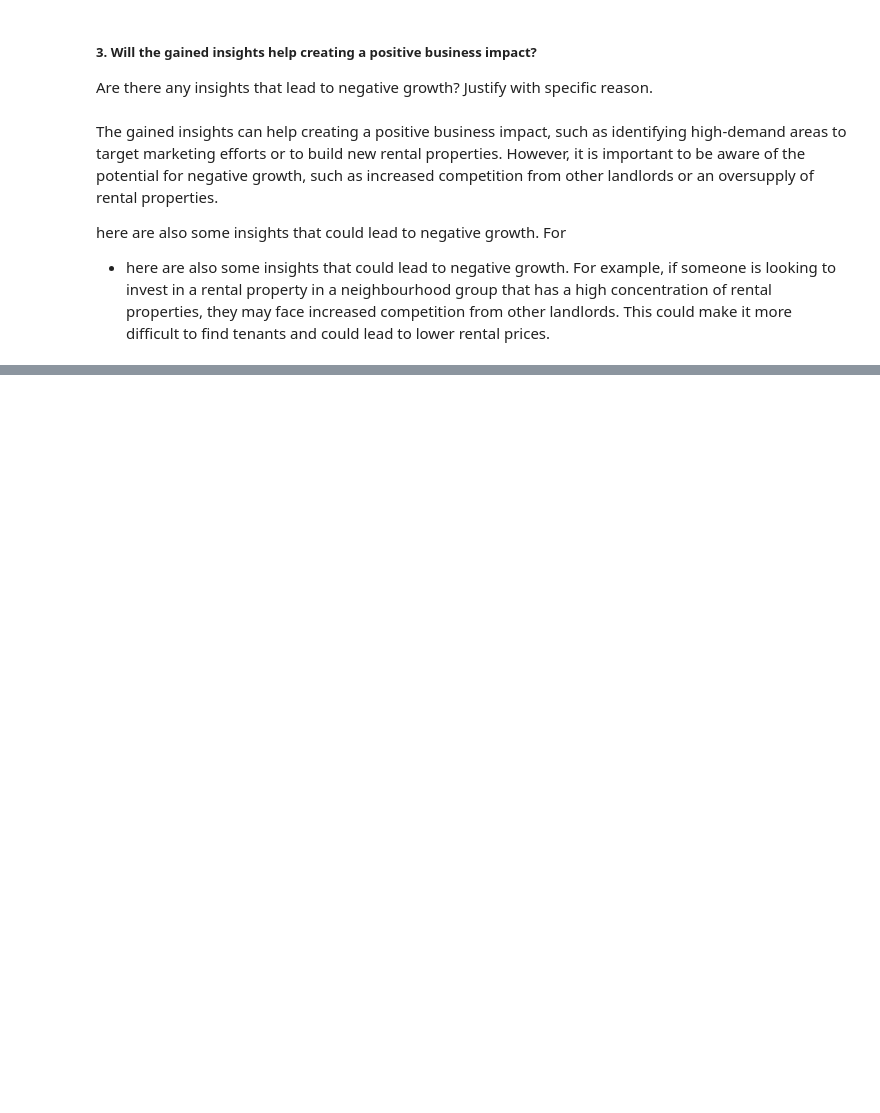
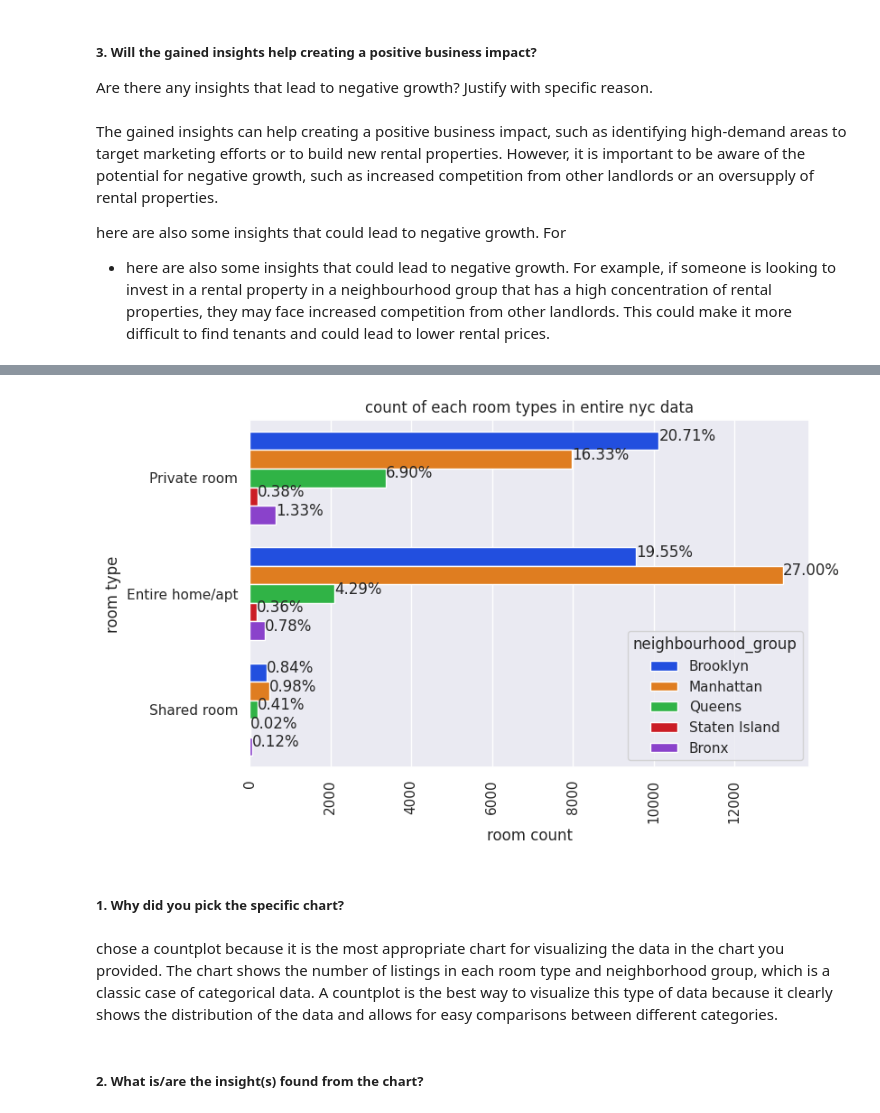
Before and after one commit to tusharrkharkar/project1, a Jupyter notebook: Copy_of_tusharkharkarp1.ipynb, the cells around one changed output, grey strips where cells are left out. Saved outputs shown, nothing was run; the diff lists cells and outputs as text; code cells hidden in the pictures; blank space fills up the shorter version.

```diff
--- a/Copy_of_tusharkharkarp1.ipynb
+++ b/Copy_of_tusharkharkarp1.ipynb
@@ -1069,0 +1295,33 @@ example, if someone is looking to invest in a rental property in a neighbourhood
+# %%
+# Chart - 8 visualization code
+# Set the figure size
+plt.rcParams['figure.figsize'] =(8,5)
+# Create a countplot with room type on the y-axis and hue as neighborhood group
+ax= sns.countplot(y="room_type" ,hue='neighbourhood_group',data=data,palette='bright')
+# Calculate the total number of room entries in the dataset
+total =len(data['room_type'])
+# Add percentage labels to each bar
+for p in ax.patches:
+        percentage = '{:.2f}%'.format(100 * p.get_width()/total)
+        x=p.get_x() + p.get_width() +0.02
+        y=p.get_y() +p.get_height()/2
+        ax.annotate(percentage,(x,y))
+# Set the title of the plo
+plt.title("count of each room types in entire nyc data")
+# Set the x-axis label
+plt.xlabel('room count')
+# Rotate the x-axis labels for better readability
+plt.xticks(rotation =90)
+plt.ylabel('room type')
+# Set the y-axis label
+
+# Show the plot
+plt.show()
+# %% [output]
+[figure, added]
+# %% [markdown]
+##### 1. Why did you pick the specific chart?
+# %% [markdown]
+ chose a countplot because it is the most appropriate chart for visualizing the data in the chart you provided. The chart shows the number of listings in each room type and neighborhood group, which is a classic case of categorical data. A countplot is the best way to visualize this type of data because it clearly shows the distribution of the data and allows for easy comparisons between different categories.
+# %% [markdown]
+##### 2. What is/are the insight(s) found from the chart?
```
Also changed, not shown: parts of 49 cells of this notebook.
